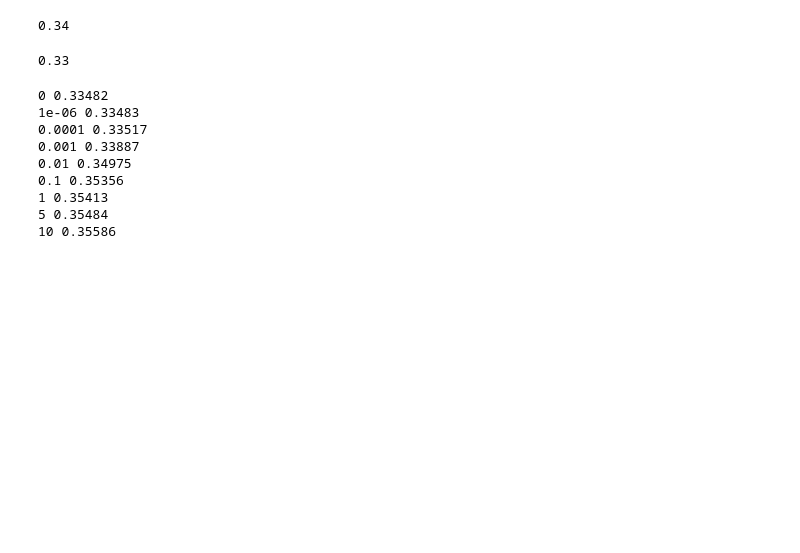
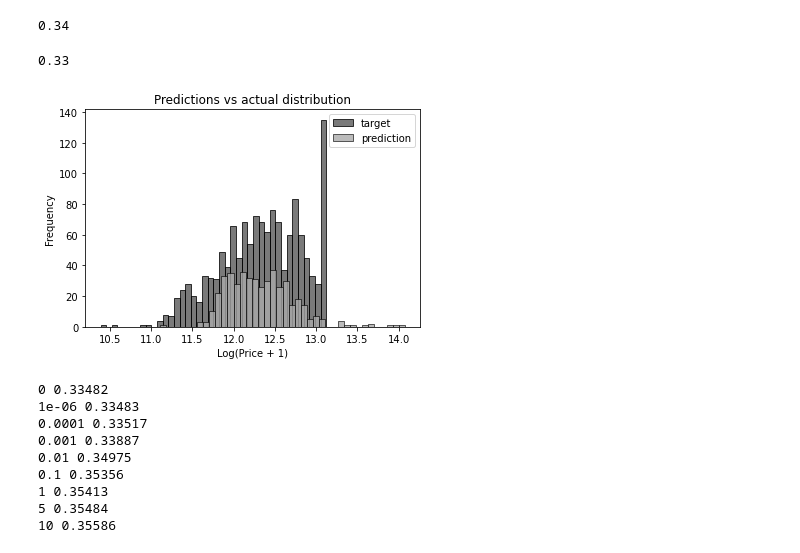
Before and after one commit to Lekanggy/mlzoomcamp2023, a Jupyter notebook: module2/week2_Assignment.ipynb, the cells around one changed output. Drawn from its saved outputs; the diff is of its cells as text; code cells hidden in the pictures; blank space fills up the shorter version.

```diff
--- a/module2/week2_Assignment.ipynb
+++ b/module2/week2_Assignment.ipynb
@@ -200,17 +200,32 @@ y_pred = w_0 + X_val.dot(w)
 round(rmse(y_val, y_pred), 2)
 # %% [output]
 0.34
-# %%
-# RMSE With the mean
-X_train = prepare_X(df_train, total_bed_mean)
-w_0, w = train_linear_regression(X_train, y_train)
-
-X_val = prepare_X(df_val)
-y_pred = w_0 + X_val.dot(w)
-
-round(rmse(y_val, y_pred), 2)
-# %% [output]
-0.33
+# %%
+# RMSE With the mean
+X_train = prepare_X(df_train, total_bed_mean)
+w_0, w = train_linear_regression(X_train, y_train)
+
+X_val = prepare_X(df_val)
+y_pred = w_0 + X_val.dot(w)
+
+round(rmse(y_val, y_pred), 2)
+# %% [output]
+0.33
+# %%
+plt.figure(figsize=(6, 4))
+
+sns.histplot(y_train, label='target', color='#222222', alpha=0.6, bins=40)
+sns.histplot(y_pred, label='prediction', color='#aaaaaa', alpha=0.8, bins=40)
+
+plt.legend()
+
+plt.ylabel('Frequency')
+plt.xlabel('Log(Price + 1)')
+plt.title('Predictions vs actual distribution')
+
+plt.show()
+# %% [output]
+[figure, added]
 # %%
 r = [0, 0.000001, 0.0001, 0.001, 0.01, 0.1, 1, 5, 10]
 for v in r:
```
Also changed, not shown: parts of 16 cells of this notebook, 1 other file.
